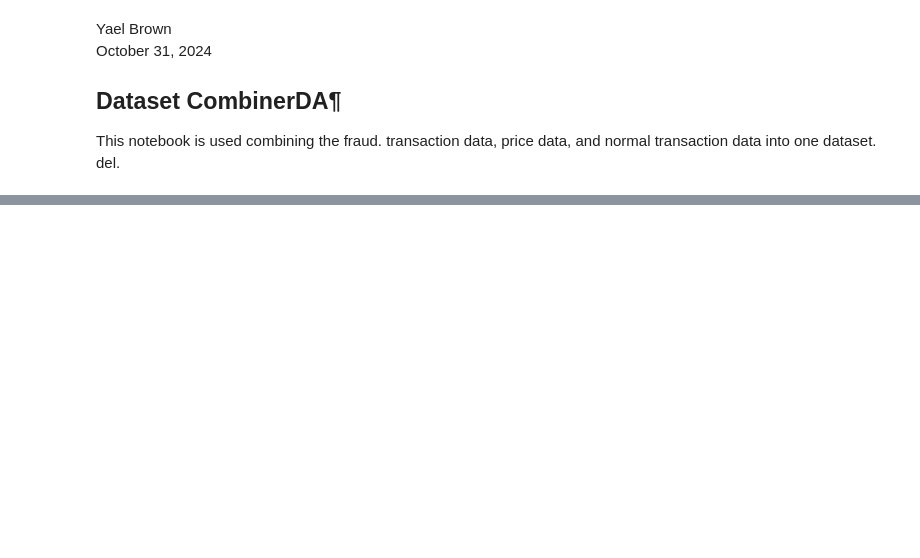
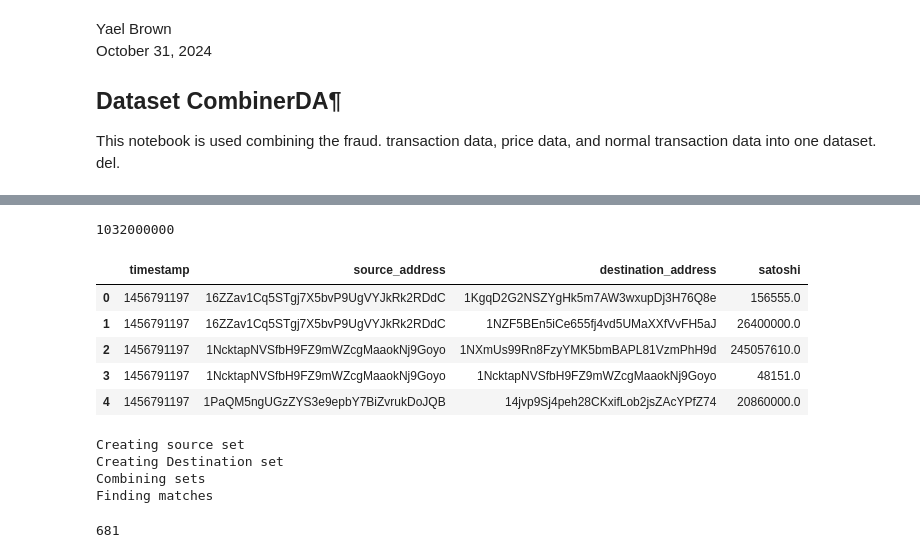
Before and after one commit to yaelBrown/Detecting-Fraud-in-Blockchain, a Jupyter notebook: notebooks/btc_dataset_combiner.ipynb, the cells around one changed output, grey strips where cells are left out. Drawn from its saved outputs; the diff is of its cells as text; code cells hidden in the pictures; blank space fills up the shorter version.

```diff
--- a/notebooks/btc_dataset_combiner.ipynb
+++ b/notebooks/btc_dataset_combiner.ipynb
@@ -278,0 +16,3 @@ out.to_csv((BTC_DATA_PATH + "btc_data_cleaned.csv"), index=False, header=True, s
+# %%
+# Define constants
+BTC_DATA_PATH = '../data/btc_trans_data/data_raw/'
@@ -278,0 +172,18 @@ out.to_csv((BTC_DATA_PATH + "btc_data_cleaned.csv"), index=False, header=True, s
+# %%
+24000000 * 43
+# %% [output]
+1032000000
+# %%
+# Copy import
+import pandas as pd # add import to make it easier to run the following cells when the kernal crashes.
+
+df = pd.read_csv(BTC_DATA_PATH + '5626486')
+
+df.head()
+# %% [output]
+|  | timestamp | source_address | destination_address | satoshi |
+| 0 | 1456791197 | 16ZZav1Cq5STgj7X5bvP9UgVYJkRk2RDdC | 1KgqD2G2NSZYgHk5m7AW3wxupDj3H76Q8e | 156555.0 |
+| 1 | 1456791197 | 16ZZav1Cq5STgj7X5bvP9UgVYJkRk2RDdC | 1NZF5BEn5iCe655fj4vd5UMaXXfVvFH5aJ | 26400000.0 |
+| 2 | 1456791197 | 1NcktapNVSfbH9FZ9mWZcgMaaokNj9Goyo | 1NXmUs99Rn8FzyYMK5bmBAPL81VzmPhH9d | 245057610.0 |
+| 3 | 1456791197 | 1NcktapNVSfbH9FZ9mWZcgMaaokNj9Goyo | 1NcktapNVSfbH9FZ9mWZcgMaaokNj9Goyo | 48151.0 |
+| 4 | 1456791197 | 1PaQM5ngUGzZYS3e9epbY7BiZvrukDoJQB | 14jvp9Sj4peh28CKxifLob2jsZAcYPfZ74 | 20860000.0 |
@@ -278,0 +192,20 @@ out.to_csv((BTC_DATA_PATH + "btc_data_cleaned.csv"), index=False, header=True, s
+# %%
+print("Creating source set")
+df_source_set = set(df['source_address'])
+print("Creating Destination set")
+df_dest_set = set(df['destination_address'])
+
+print("Combining sets")
+df_addresses_set = df_source_set.union(df_dest_set)
+
+print("Finding matches")
+all_matches = df_addresses_set.intersection(set(heist_set['0']))
+# %% [output]
+Creating source set
+Creating Destination set
+Combining sets
+Finding matches
+# %%
+print(len(all_matches))
+# %% [output]
+681
```
Also changed, not shown: parts of 52 cells of this notebook, 1 other file.
